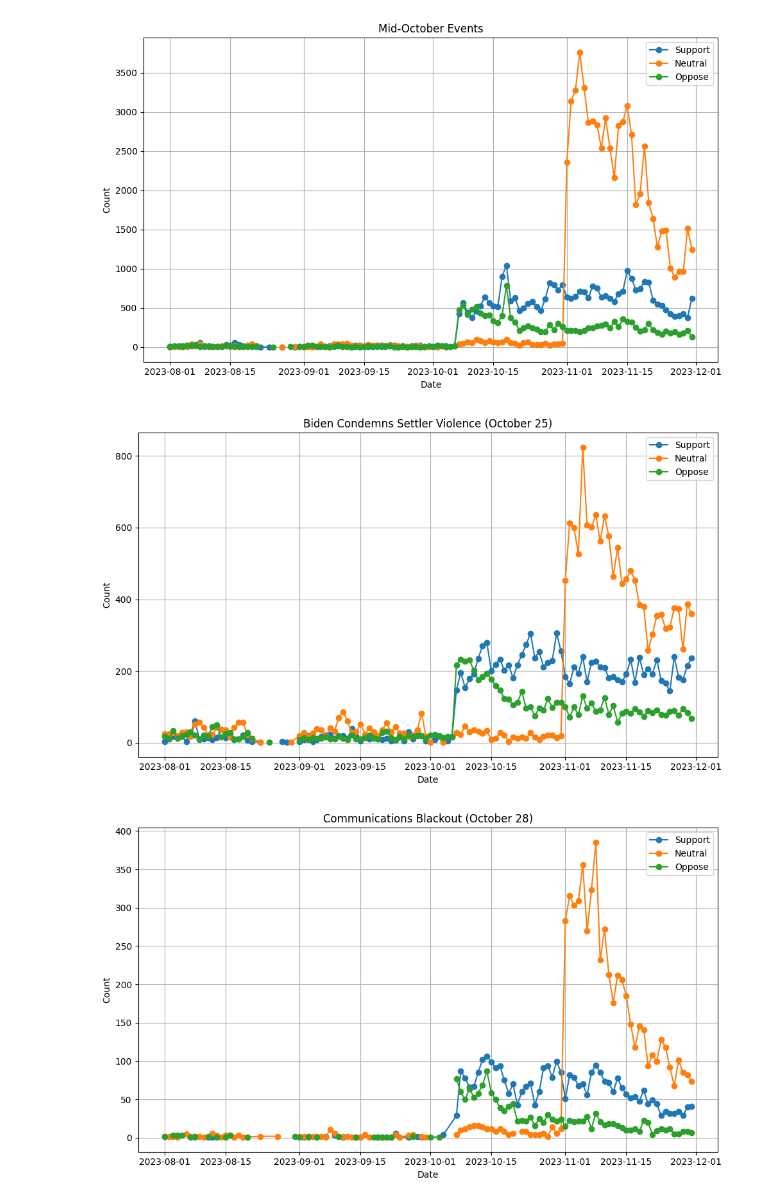
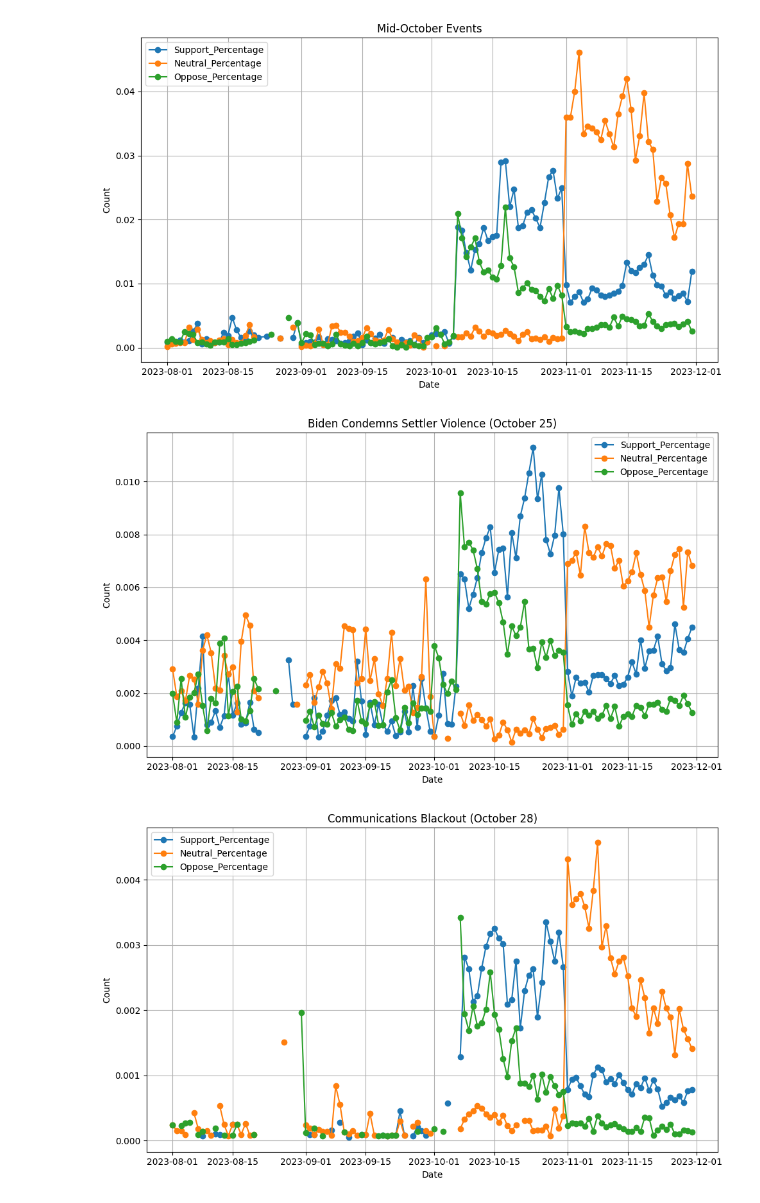
Before and after one commit to ThomasScottWhite/SNAProject, a Jupyter notebook: rust_test.ipynb, the cells around one changed output. Drawn from its saved outputs; the diff is of its cells as text; code cells hidden in the pictures.

```diff
--- a/rust_test.ipynb
+++ b/rust_test.ipynb
@@ -56,0 +50,13 @@ topics[0].oppose_references_per_date
+# %%
+dates = topics[0].support_references_per_date.keys()
+total_posts_per_date = {}
+for date in dates:
+    posts_on_date = 0
+    for topic in topics:
+        if date in topic.neutral_references_per_date:
+            posts_on_date += topic.neutral_references_per_date[date]
+        if date in topic.oppose_references_per_date:
+            posts_on_date += topic.oppose_references_per_date[date]
+        if date in topic.support_references_per_date:
+            posts_on_date += topic.support_references_per_date[date]
+    total_posts_per_date[date] = posts_on_date
@@ -63,17 +85,24 @@ for topic in topics:
     df_support = pd.DataFrame(list(support.items()), columns=['Date', 'Support'])
     df_neutral = pd.DataFrame(list(neutral.items()), columns=['Date', 'Neutral'])
     df_oppose = pd.DataFrame(list(oppose.items()), columns=['Date', 'Oppose'])
+    df_total_posts = pd.DataFrame(list(total_posts_per_date.items()), columns=['Date', 'Total_Posts'])
 
-    df = df_support.merge(df_neutral, on='Date', how='outer').merge(df_oppose, on='Date', how='outer')
+    df = df_support.merge(df_neutral, on='Date', how='outer').merge(df_oppose, on='Date', how='outer').merge(df_total_posts, on='Date', how='outer')
 
-
+    df["Support_Percentage"] = df["Support"] / df["Total_Posts"]
+    df["Neutral_Percentage"] = df["Neutral"] / df["Total_Posts"]
+    df["Oppose_Percentage"] = df["Oppose"] / df["Total_Posts"]
 
     df['Date'] = pd.to_datetime(df['Date'])
 
     plt.figure(figsize=(10, 6))
-    plt.plot(df['Date'], df['Support'], label='Support', marker='o')
-    plt.plot(df['Date'], df['Neutral'], label='Neutral', marker='o')
-    plt.plot(df['Date'], df['Oppose'], label='Oppose', marker='o')
+    # plt.plot(df['Date'], df['Support'], label='Support', marker='o')
+    # plt.plot(df['Date'], df['Neutral'], label='Neutral', marker='o')
+    # plt.plot(df['Date'], df['Oppose'], label='Oppose', marker='o')
+
+    plt.plot(df['Date'], df['Support_Percentage'], label='Support_Percentage', marker='o')
+    plt.plot(df['Date'], df['Neutral_Percentage'], label='Neutral_Percentage', marker='o')
+    plt.plot(df['Date'], df['Oppose_Percentage'], label='Oppose_Percentage', marker='o')
 
     plt.xlabel('Date')
     plt.ylabel('Count')
@@ -94,3 +123,3 @@ for topic in topics:
-[figure, old version]
+[figure, new version]
-[figure, old version]
+[figure, new version]
-[figure, old version]
+[figure, new version]
```
Also changed, not shown: parts of 7 cells of this notebook, 1 other file.
